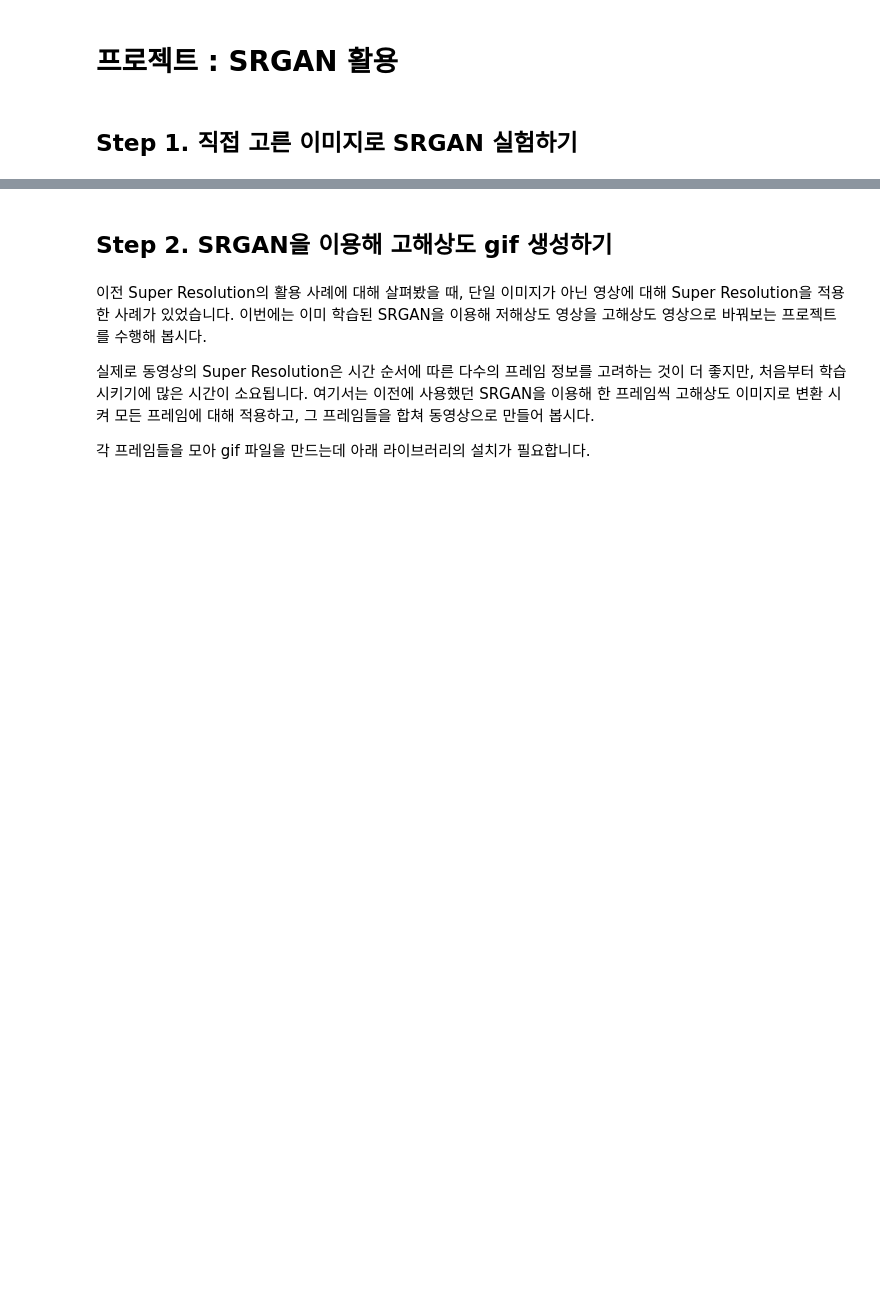
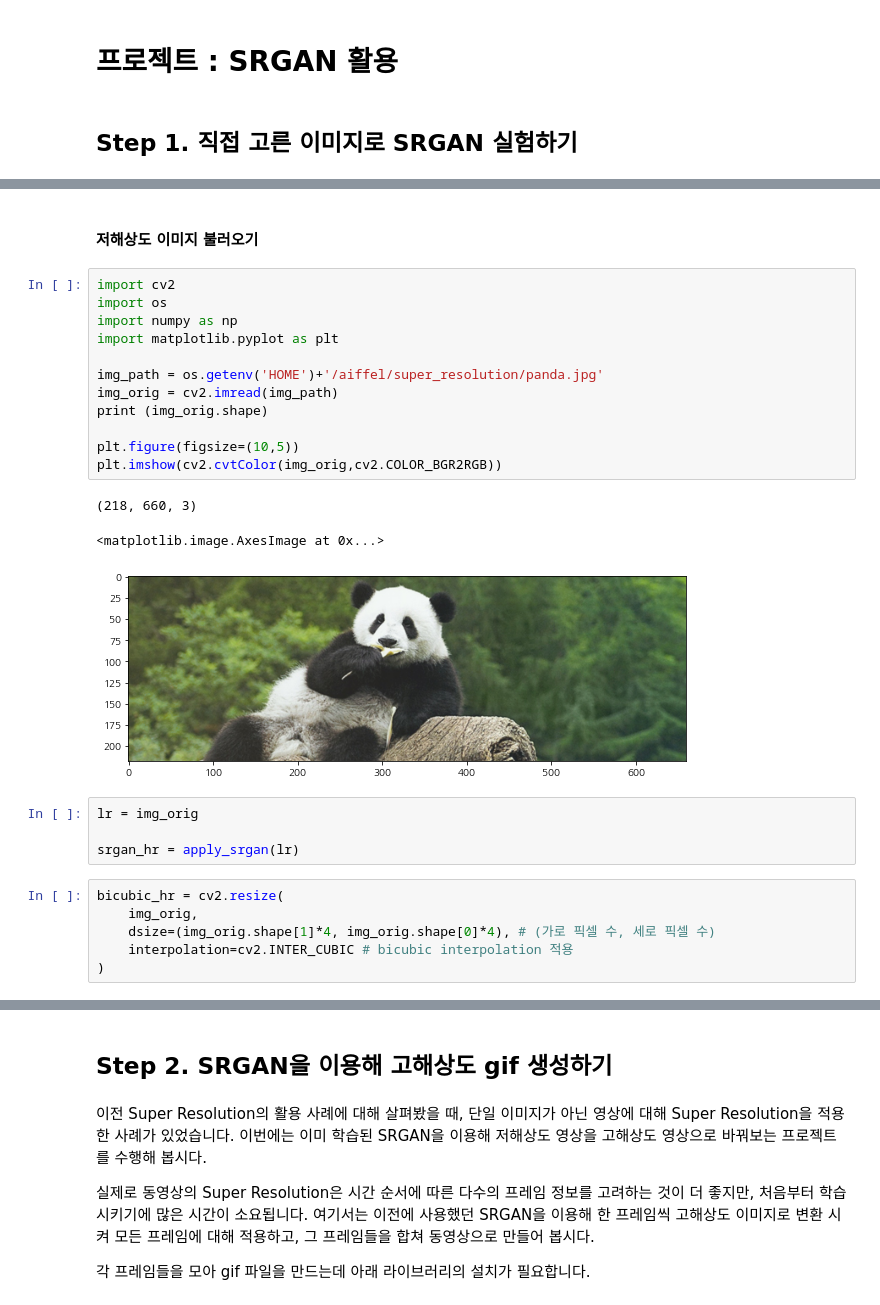
Before and after one commit to zoohoney/workplace, a Jupyter notebook: E-16]SRGAN-application.ipynb, the cells around one changed output, grey strips where cells are left out. Drawn from its saved outputs; the diff is of its cells as text; blank space fills up the shorter version.

```diff
--- a/E-16]SRGAN-application.ipynb
+++ b/E-16]SRGAN-application.ipynb
@@ -28,0 +124,28 @@
+# %% [markdown]
+#### 저해상도 이미지 불러오기
+# %%
+import cv2
+import os
+import numpy as np
+import matplotlib.pyplot as plt
+
+img_path = os.getenv('HOME')+'/aiffel/super_resolution/panda.jpg'
+img_orig = cv2.imread(img_path)
+print (img_orig.shape)
+
+plt.figure(figsize=(10,5))
+plt.imshow(cv2.cvtColor(img_orig,cv2.COLOR_BGR2RGB))
+# %% [output]
+(218, 660, 3)
+<matplotlib.image.AxesImage at 0x...>
+[figure, added]
+# %%
+lr = img_orig
+
+srgan_hr = apply_srgan(lr)
+# %%
+bicubic_hr = cv2.resize(
+    img_orig,
+    dsize=(img_orig.shape[1]*4, img_orig.shape[0]*4), # (가로 픽셀 수, 세로 픽셀 수)
+    interpolation=cv2.INTER_CUBIC # bicubic interpolation 적용
+)
```
Also changed, not shown: parts of 28 cells of this notebook.
